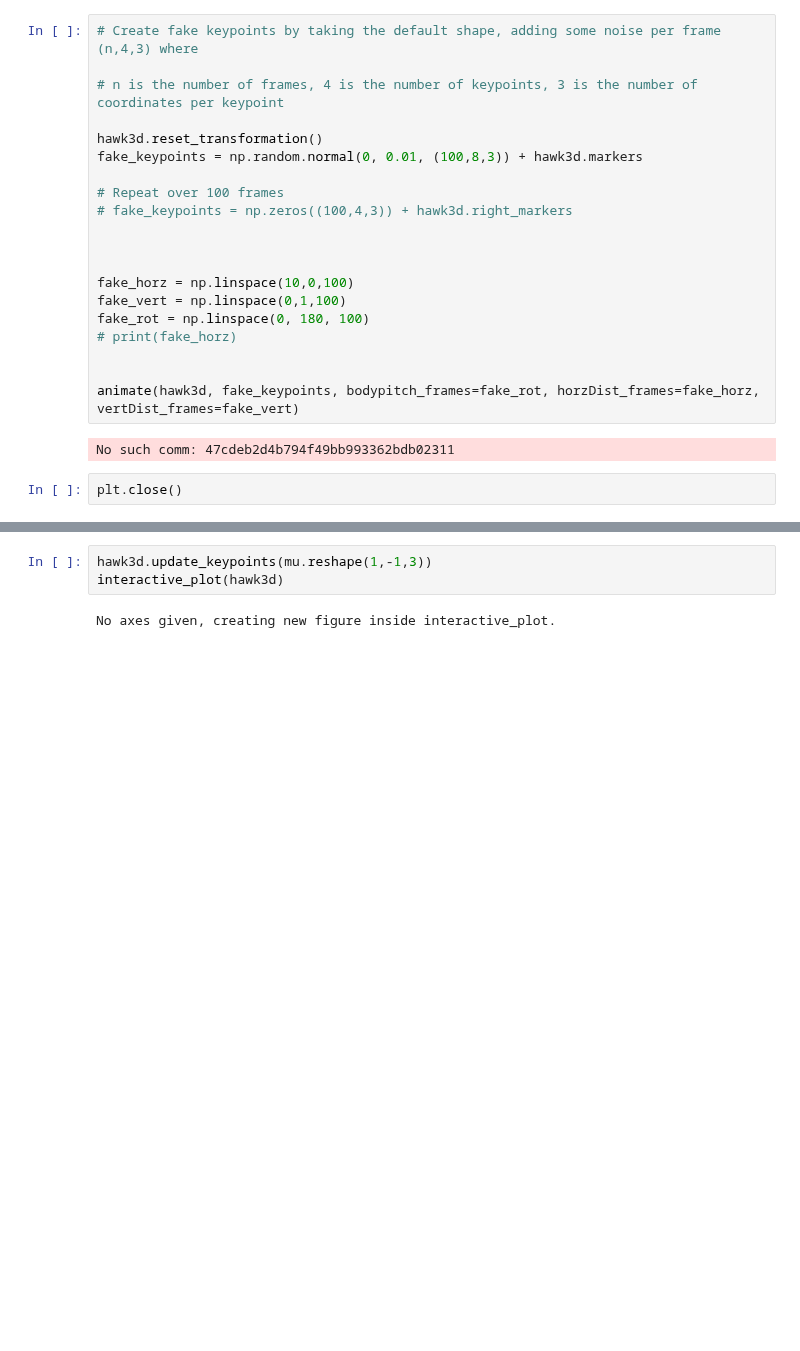
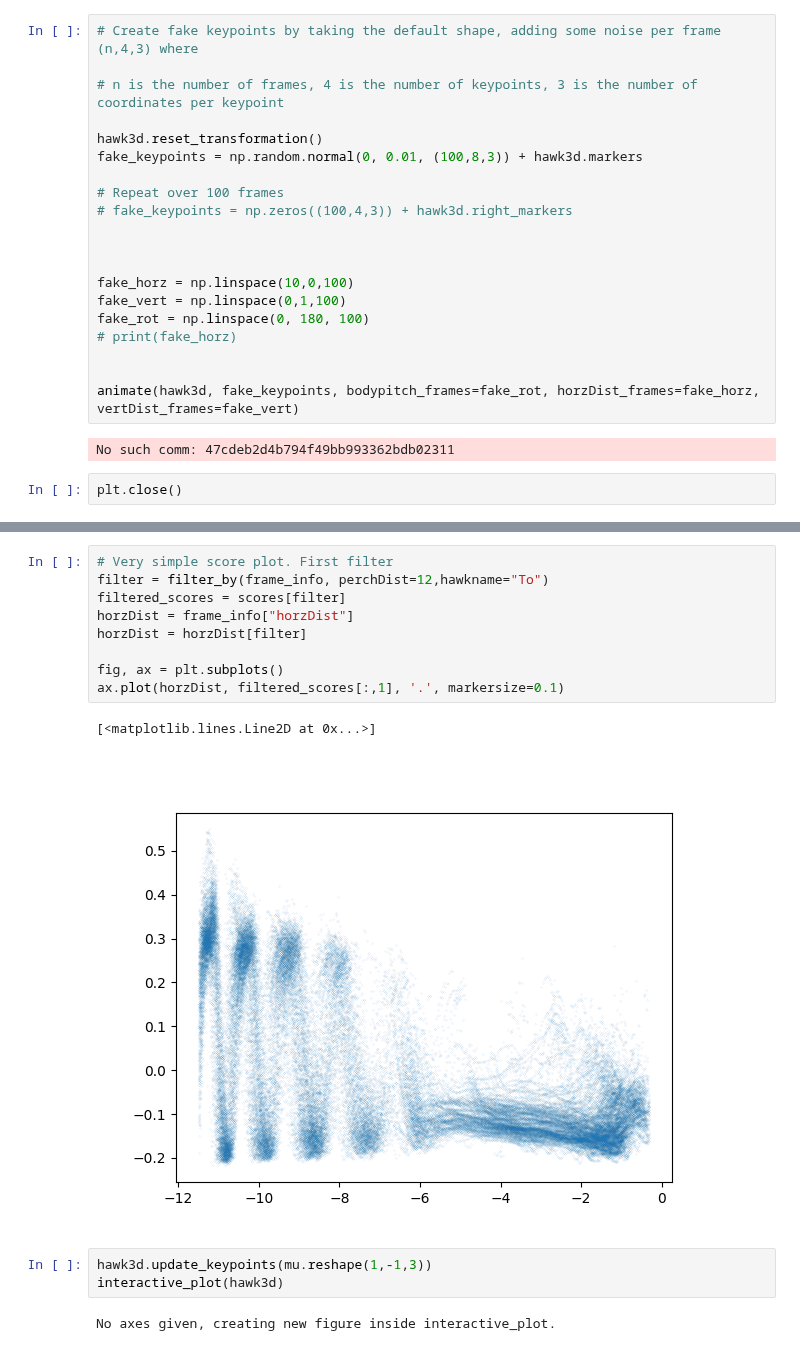
Before and after one commit to LydiaFrance/morphing_birds, a Jupyter notebook: examples/trytofix_copy.ipynb, the cells around one changed output, grey strips where cells are left out. Saved outputs shown, nothing was run; the diff lists cells and outputs as text; blank space fills up the shorter version.

```diff
--- a/examples/trytofix_copy.ipynb
+++ b/examples/trytofix_copy.ipynb
@@ -87,3 +260,15 @@ principal_components, scores, mu = run_PCA(markers[only_2017])
+# %%
+# Very simple score plot. First filter
+filter = filter_by(frame_info, perchDist=12,hawkname="To")
+filtered_scores = scores[filter]
+horzDist = frame_info["horzDist"]
+horzDist = horzDist[filter]
+
+fig, ax = plt.subplots()
+ax.plot(horzDist, filtered_scores[:,1], '.', markersize=0.1)
+# %% [output]
+[<matplotlib.lines.Line2D at 0x...>]
+[figure, added]
 # %%
 hawk3d.update_keypoints(mu.reshape(1,-1,3))
 interactive_plot(hawk3d)
```
Also changed, not shown: parts of 13 cells of this notebook, 8 other files.
